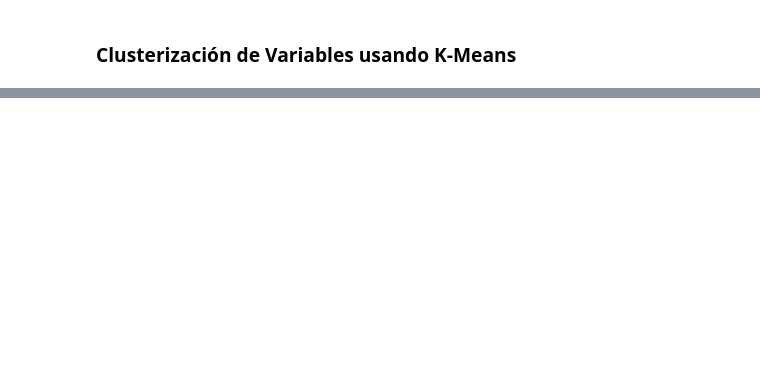
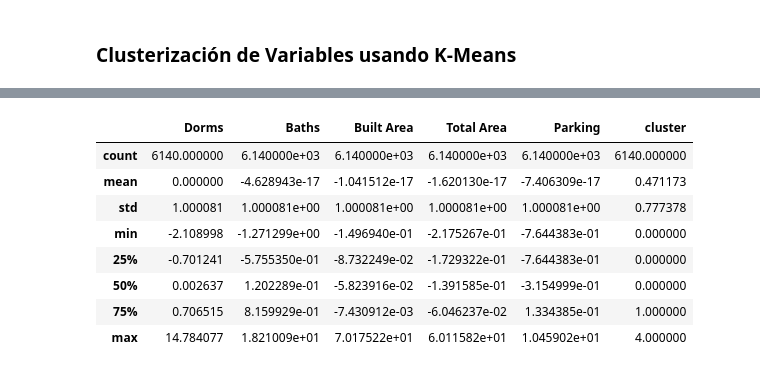
Before and after one commit to mespinoza8/Prediccion-Precio-Casas, a Jupyter notebook: precio_casas.ipynb, the cells around one changed output, grey strips where cells are left out. Cells and saved outputs as stored; diff of their text form; code cells hidden in the pictures; blank space fills up the shorter version.

```diff
--- a/precio_casas.ipynb
+++ b/precio_casas.ipynb
@@ -236,0 +271,2 @@ plt.show()
+# %%
+df_X_escalado['cluster']=labels
@@ -236,0 +278,12 @@ plt.show()
+# %%
+df_X_escalado.describe()
+# %% [output]
+|  | Dorms | Baths | Built Area | Total Area | Parking | cluster |
+| count | 6140.000000 | 6.140000e+03 | 6.140000e+03 | 6.140000e+03 | 6.140000e+03 | 6140.000000 |
+| mean | 0.000000 | -4.628943e-17 | -1.041512e-17 | -1.620130e-17 | -7.406309e-17 | 0.471173 |
+| std | 1.000081 | 1.000081e+00 | 1.000081e+00 | 1.000081e+00 | 1.000081e+00 | 0.777378 |
+| min | -2.108998 | -1.271299e+00 | -1.496940e-01 | -2.175267e-01 | -7.644383e-01 | 0.000000 |
+| 25% | -0.701241 | -5.755350e-01 | -8.732249e-02 | -1.729322e-01 | -7.644383e-01 | 0.000000 |
+| 50% | 0.002637 | 1.202289e-01 | -5.823916e-02 | -1.391585e-01 | -3.154999e-01 | 0.000000 |
+| 75% | 0.706515 | 8.159929e-01 | -7.430912e-03 | -6.046237e-02 | 1.334385e-01 | 1.000000 |
+| max | 14.784077 | 1.821009e+01 | 7.017522e+01 | 6.011582e+01 | 1.045902e+01 | 4.000000 |
```
Also changed, not shown: parts of 17 cells of this notebook.
